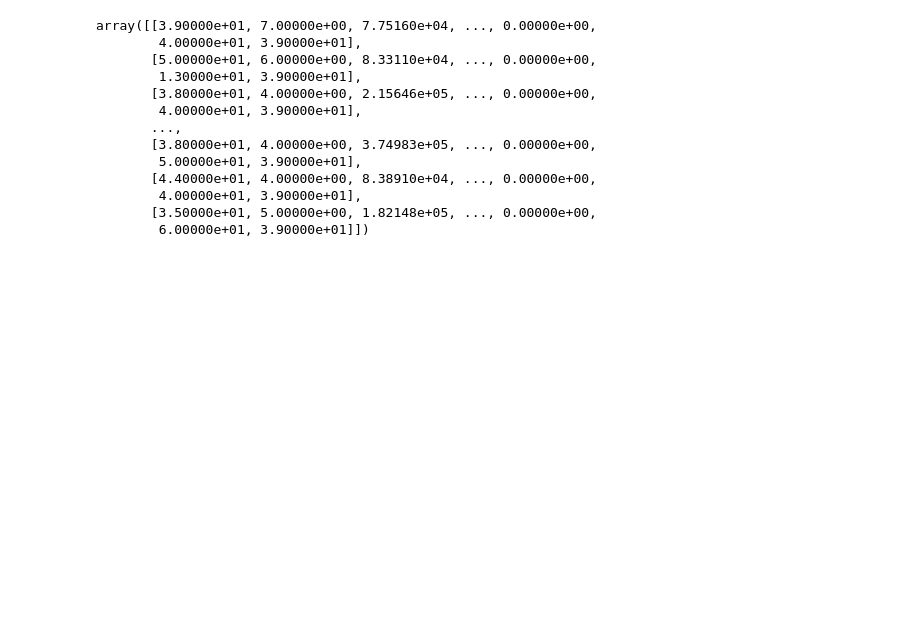
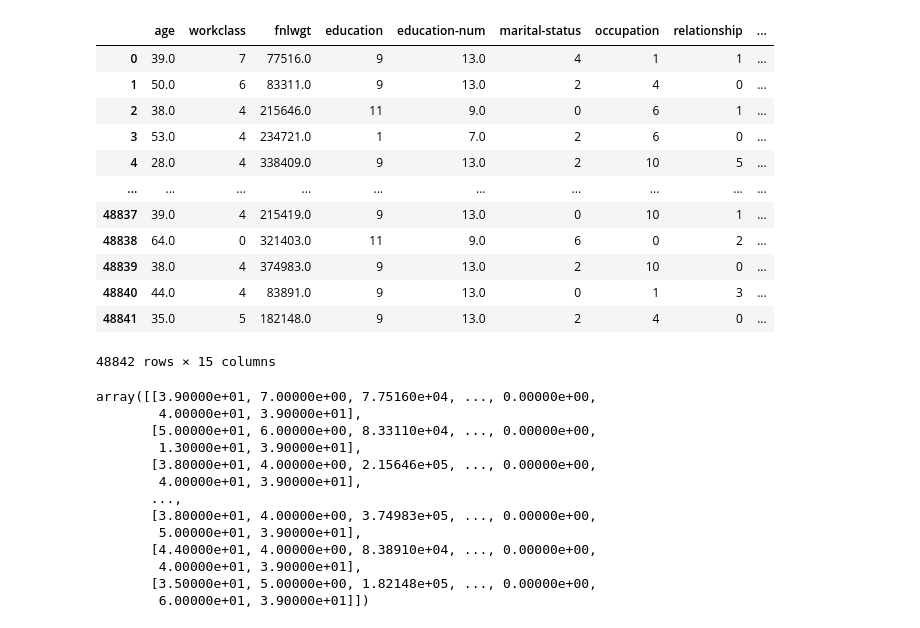
Before and after one commit to mikethemerry/phd-neat-experiments, a Jupyter notebook: experiments/pmlb-benchmarking/pmlb_exploration.ipynb, the cells around one changed output. Cells and saved outputs as stored; diff of their text form; code cells hidden in the pictures; blank space fills up the shorter version.

```diff
--- a/experiments/pmlb-benchmarking/pmlb_exploration.ipynb
+++ b/experiments/pmlb-benchmarking/pmlb_exploration.ipynb
@@ -2,6 +2,24 @@
 from pmlb import fetch_data, dataset_names, regression_dataset_names, classification_dataset_names
 # %%
 adult_data_x, adult_data_y = fetch_data('adult', return_X_y=True, local_cache_dir="./../../data/raw/")
+# %%
+adult = fetch_data('adult')
+# %%
+adult
+# %% [output]
+|  | age | workclass | fnlwgt | education | education-num | marital-status | occupation | relationship | ... |
+| 0 | 39.0 | 7 | 77516.0 | 9 | 13.0 | 4 | 1 | 1 | ... |
+| 1 | 50.0 | 6 | 83311.0 | 9 | 13.0 | 2 | 4 | 0 | ... |
+| 2 | 38.0 | 4 | 215646.0 | 11 | 9.0 | 0 | 6 | 1 | ... |
+| 3 | 53.0 | 4 | 234721.0 | 1 | 7.0 | 2 | 6 | 0 | ... |
+| 4 | 28.0 | 4 | 338409.0 | 9 | 13.0 | 2 | 10 | 5 | ... |
+| ... | ... | ... | ... | ... | ... | ... | ... | ... | ... |
+| 48837 | 39.0 | 4 | 215419.0 | 9 | 13.0 | 0 | 10 | 1 | ... |
+| 48838 | 64.0 | 0 | 321403.0 | 11 | 9.0 | 6 | 0 | 2 | ... |
+| 48839 | 38.0 | 4 | 374983.0 | 9 | 13.0 | 2 | 10 | 0 | ... |
+| 48840 | 44.0 | 4 | 83891.0 | 9 | 13.0 | 0 | 1 | 3 | ... |
+| 48841 | 35.0 | 5 | 182148.0 | 9 | 13.0 | 2 | 4 | 0 | ... |
+48842 rows × 15 columns
 # %%
 adult_data_x
 # %% [output]
```
Also changed, not shown: parts of 3 cells of this notebook, 10 other files.
